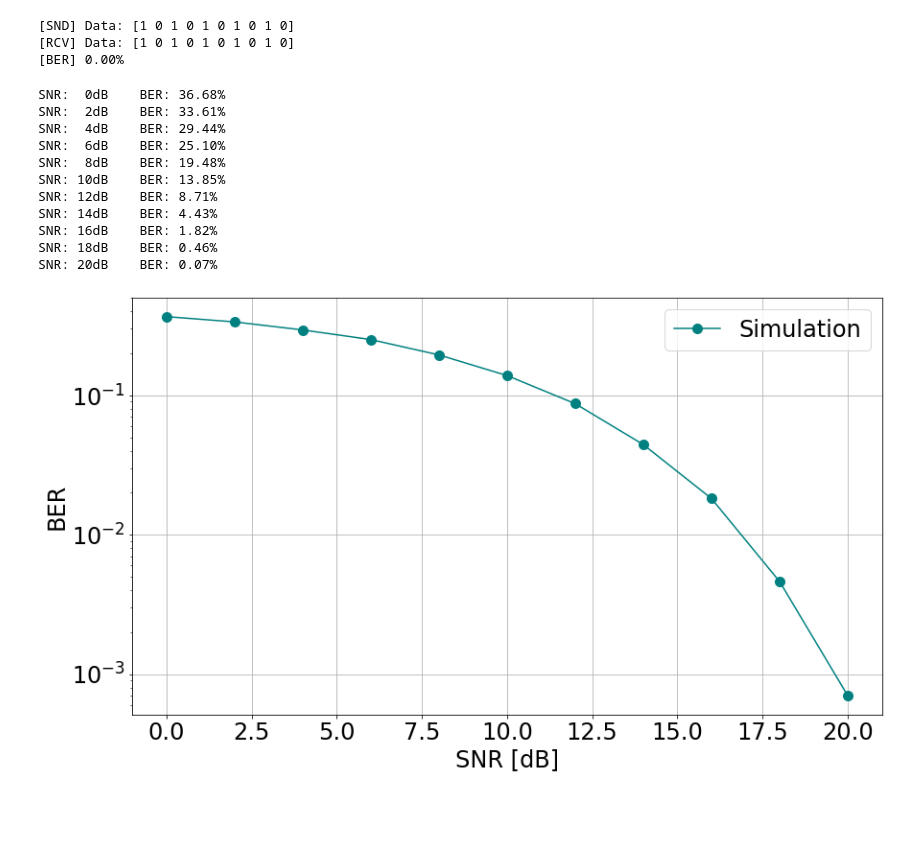
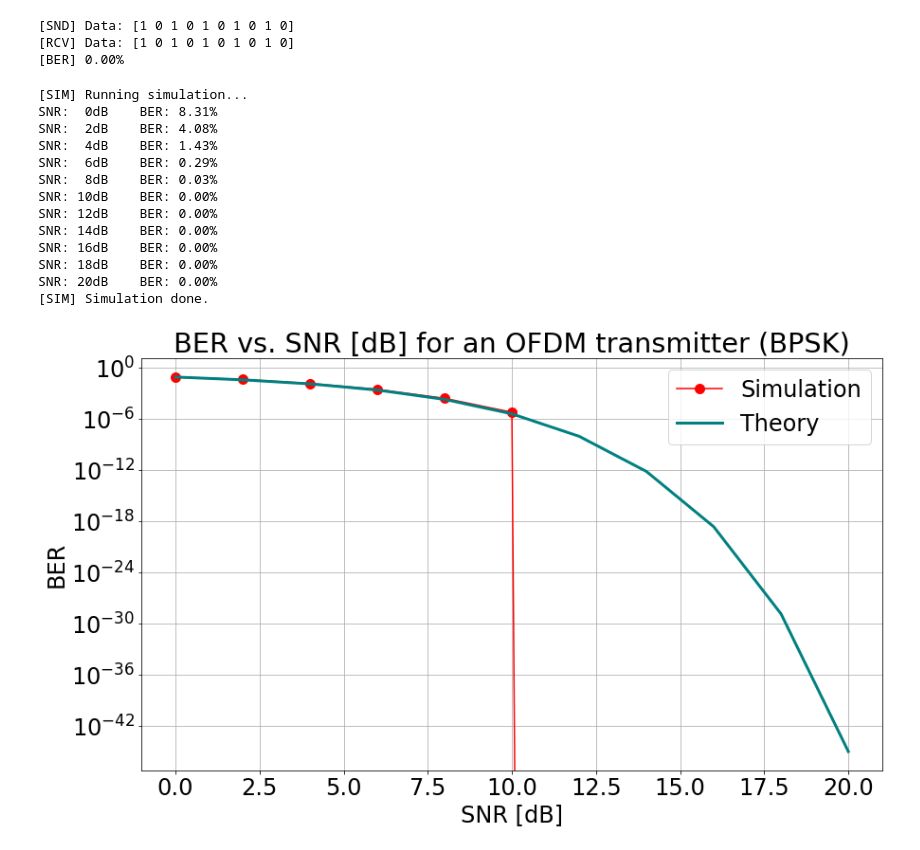
Before and after one commit to nicklasfrahm/dis, a Jupyter notebook: ofdm/OFDM system implementation.ipynb, the cells around one changed output. Drawn from its saved outputs; the diff is of its cells as text; code cells hidden in the pictures; blank space fills up the shorter version.

Commit message:
Adjust simulation count and fix gaussian noise implementation

```diff
--- a/ofdm/OFDM system implementation.ipynb
+++ b/ofdm/OFDM system implementation.ipynb
@@ -198,10 +199,19 @@ def bit_error_rate(reference, detected):
 
 assert np.isclose(bit_error_rate([1, 0, 1, 0, 1, 0, 1, 0, 1, 0], [1, 0, 1, 0, 1, 0, 1, 0, 1, 1]), 0.1), "Bit error rate implementation invalid."
-# %%
-def add_gaussian_noise(bitstream, snr_db):
-    temp = np.copy(bitstream)
-    noise = np.sqrt(10**(-snr_db/10))*rng.standard_normal(temp.shape)
-    return temp+noise
+# %%
+# This code is based on the below reference, because the lecture slides were not online anymore.
+# Reference: https://www.gaussianwaves.com/2015/06/how-to-generate-awgn-noise-in-matlaboctave-without-using-in-built-awgn-function/
+def add_gaussian_noise(bitstream, snr_db):
+    temp = np.copy(bitstream)
+    # SNR in dB to linear scale.
+    gamma = 10**(snr_db/10)
+    # Calculate the power in the vector.
+    power = np.sum(np.abs(temp)**2)/temp.shape[0]
+    # Calculate the noise spectral density.
+    N0 = power/gamma
+    # Compute noise.
+    noise = np.sqrt(N0/2)*(rng.standard_normal(temp.shape)+1j*rng.standard_normal(temp.shape))
+    return temp+noise
 # %%
 def wireless_channel(bitstream, subcarrier_count, prefix_length, snr_db = 200, debug=False):
     # Define system parameters.
@@ -331,43 +341,54 @@ rand_out, rand_ber = wireless_channel(rand_in, 10, 2)
 assert np.array_equal(rand_in, rand_out), "[RND] OFDM implementation invalid!"
 # %%
 # Simulate wireless channel multiple times.
-sim_count = 100
+sim_count = 1000
 subchannel_count = 10
 prefix_length = subchannel_count//4
 sample_count = subchannel_count*100
 snrs = np.arange(0, 22, 2)
 bers = []
 
+print("[SIM] Running simulation...")
 for snr in snrs:
-    accumulated_bit_error_rate = 0
+    accumulated_bit_error_rate = np.float64(0)
 
     for sim in range(sim_count):
         sim_in = bit_source(sample_count)
         sim_out, sim_ber = wireless_channel(sim_in, subchannel_count, prefix_length, snr)
         accumulated_bit_error_rate += sim_ber
 
-    accumulated_bit_error_rate /= sim_count
+    accumulated_bit_error_rate = accumulated_bit_error_rate/np.float64(sim_count)
     bers.append(accumulated_bit_error_rate)
+
     print("SNR: %sdB    BER: %2.2f%%"%(str(snr).rjust(2, ' '), accumulated_bit_error_rate*100))
+
+print("[SIM] Simulation done.")
 # %% [output]
-SNR:  0dB    BER: 36.68%
-SNR:  2dB    BER: 33.61%
-SNR:  4dB    BER: 29.44%
-SNR:  6dB    BER: 25.10%
-SNR:  8dB    BER: 19.48%
-SNR: 10dB    BER: 13.85%
-SNR: 12dB    BER: 8.71%
-SNR: 14dB    BER: 4.43%
-SNR: 16dB    BER: 1.82%
-SNR: 18dB    BER: 0.46%
-SNR: 20dB    BER: 0.07%
+[SIM] Running simulation...
+SNR:  0dB    BER: 8.31%
+SNR:  2dB    BER: 4.08%
+SNR:  4dB    BER: 1.43%
+SNR:  6dB    BER: 0.29%
+SNR:  8dB    BER: 0.03%
+SNR: 10dB    BER: 0.00%
+SNR: 12dB    BER: 0.00%
+SNR: 14dB    BER: 0.00%
+SNR: 16dB    BER: 0.00%
+SNR: 18dB    BER: 0.00%
+SNR: 20dB    BER: 0.00%
+[SIM] Simulation done.
+# %%
+# Theoretical bit error rates.
+bers_theory = 0.5*sp.erfc(np.sqrt(10**(snrs/10)))
 # %%
-plt.rcParams.update({'font.size': 24})
+plt.rcParams.update({"font.size": 24})
 fig, ax = plt.subplots(figsize=(14,8))
-ax.semilogy(snrs, bers, label='Simulation', color='teal', marker='o', markersize=10)
-ax.set_xlabel(xlabel='SNR [dB]')
-ax.set_ylabel(ylabel='BER')
+ax.semilogy(snrs, bers, label="Simulation", color="red", marker="o", markersize=10, linestyle='-')
+ax.set_xlabel(xlabel="SNR [dB]")
+ax.set_ylabel(ylabel="BER")
 ax.grid(True)
+ax.set_title("BER vs. SNR [dB] for an OFDM transmitter (BPSK)")
+ax.semilogy(snrs, bers_theory, linestyle="-", lw=3, color="teal", label="Theory")
 ax.legend();
 # %% [output]
-[figure, old version]
+[figure, new version]
```
Also changed, not shown: parts of 2 cells of this notebook, 1 other file.
